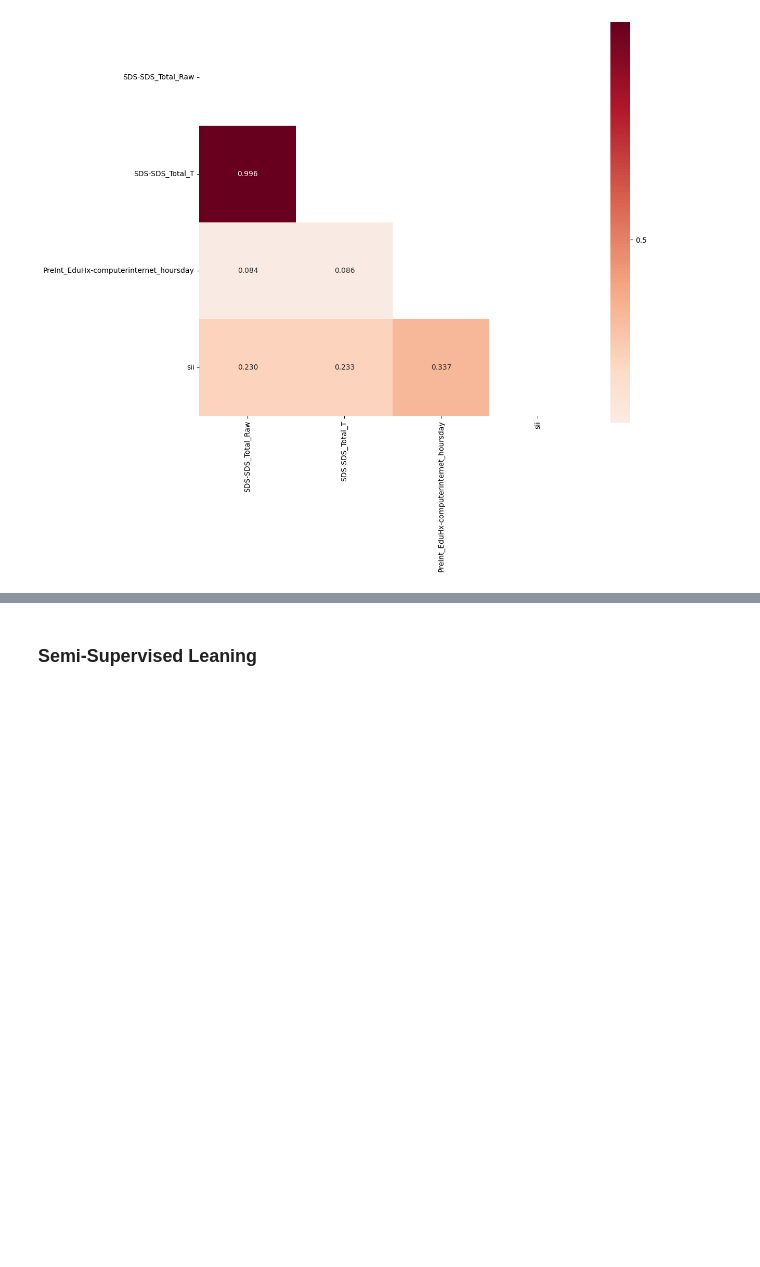
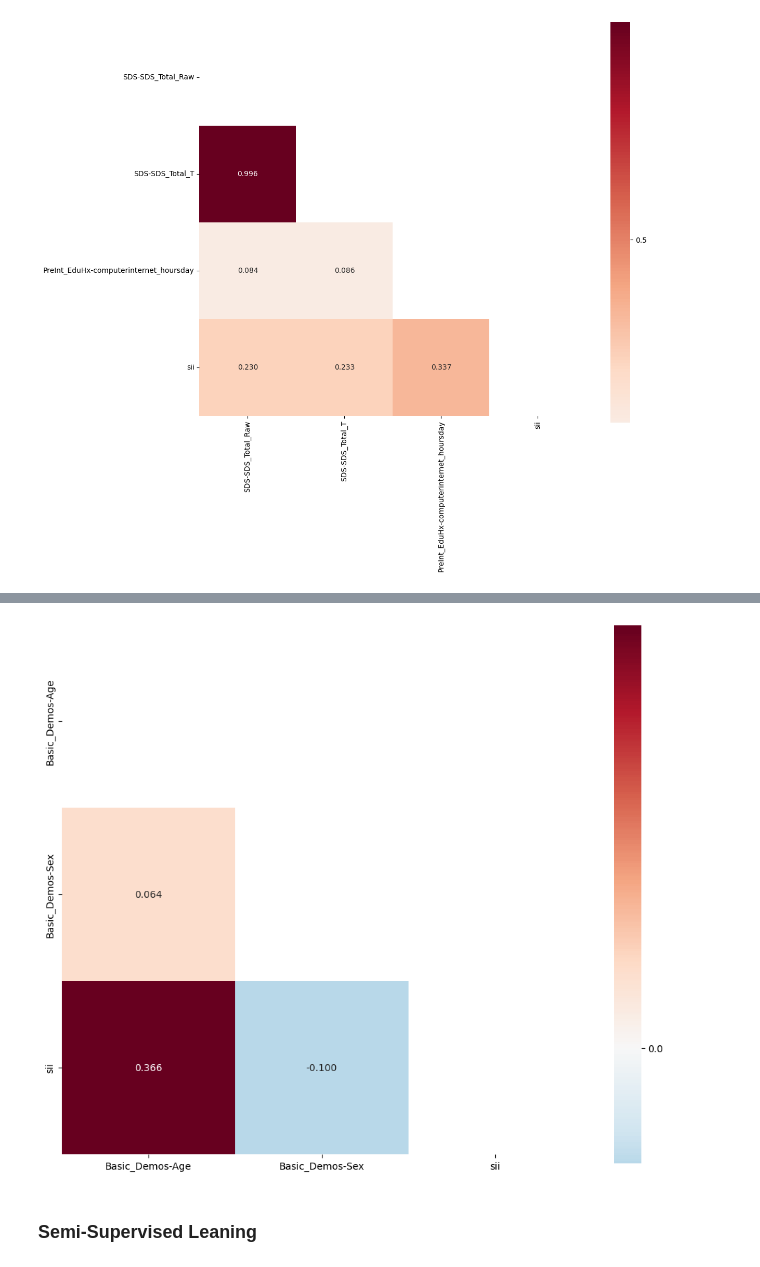
Before and after one commit to MufadhaTiohandra/skripsi, a Jupyter notebook: preprocessing.ipynb, the cells around one changed output, grey strips where cells are left out. Cells and saved outputs as stored; diff of their text form; code cells hidden in the pictures; blank space fills up the shorter version.

```diff
--- a/preprocessing.ipynb
+++ b/preprocessing.ipynb
@@ -438,6 +428,25 @@ Data columns (total 26 columns):
  25  sii                                     2736 non-null   float64
 dtypes: float64(24), int64(2)
 memory usage: 804.5 KB
+# %%
+basic_demos = [col for col in df_c.columns if 'basic_demos' in col.lower()]
+basic_demos.append('sii')
+basic_demos_corr = df_c[basic_demos].corr()
+mask = np.triu(np.ones_like(basic_demos_corr, dtype=bool))
+plt.figure(figsize=(12, 10))
+sns.heatmap(basic_demos_corr,
+           annot=True,
+           fmt='.3f',
+           cmap='RdBu_r',
+           center=0,
+           square=True,
+           xticklabels=True,
+           yticklabels=True,
+           mask=mask,
+           cbar_kws={'ticks': [-1, -0.5, 0, 0.5, 1]})
+plt.show()
+# %% [output]
+[figure, added]
 # %% [markdown]
 ### **Semi-Supervised Leaning**
 # %%
```
Also changed, not shown: parts of 30 cells of this notebook, 11 other files.
